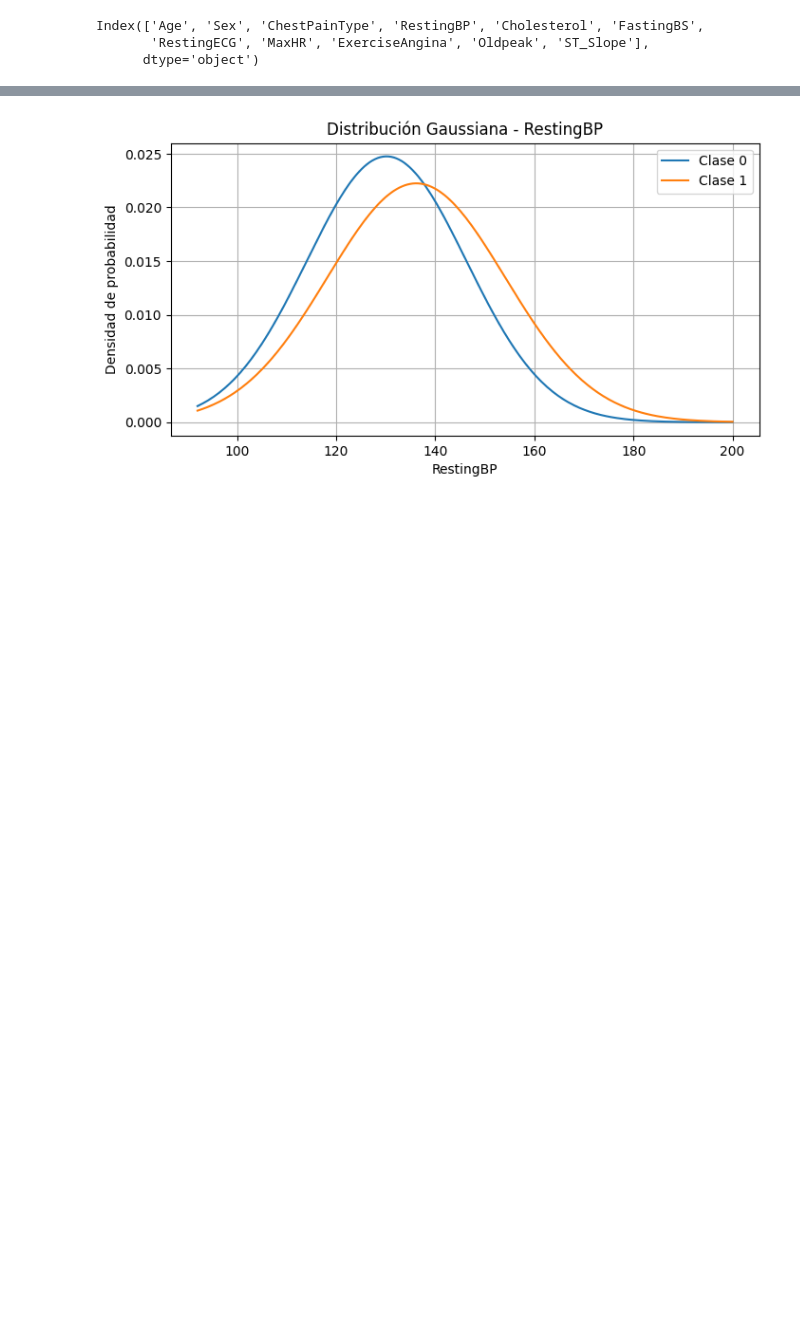
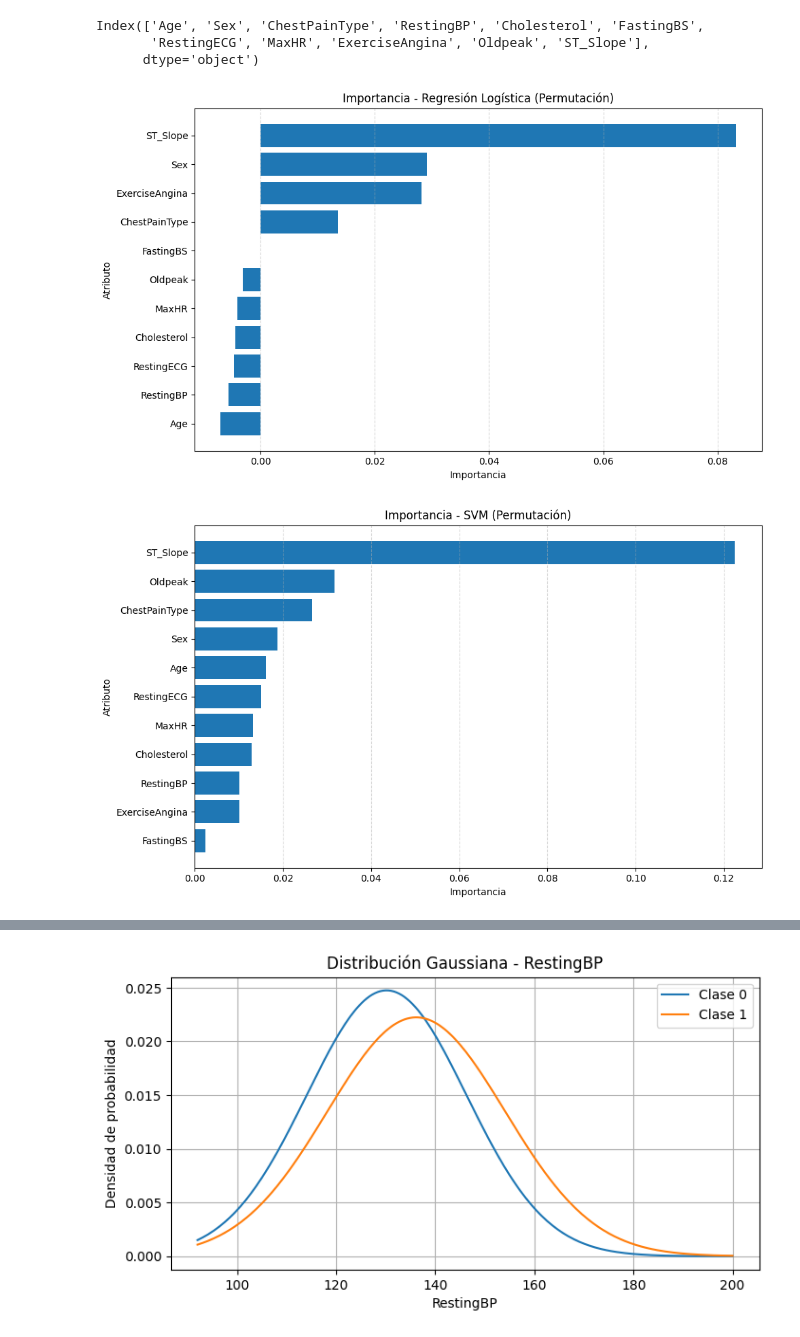
Before and after one commit to NicolasSeivane/Seivane_Nicolas_Proyecto_Integrador, a Jupyter notebook: heart/entrenar_modelos.ipynb, the cells around one changed output, grey strips where cells are left out. Drawn from its saved outputs; the diff is of its cells as text; code cells hidden in the pictures; blank space fills up the shorter version.

```diff
--- a/heart/entrenar_modelos.ipynb
+++ b/heart/entrenar_modelos.ipynb
@@ -851,3 +851,25 @@ print(feature_importances_lr.index)
 Index(['Age', 'Sex', 'ChestPainType', 'RestingBP', 'Cholesterol', 'FastingBS',
        'RestingECG', 'MaxHR', 'ExerciseAngina', 'Oldpeak', 'ST_Slope'],
       dtype='object')
+# %%
+import matplotlib.pyplot as plt
+
+def plot_feature_importance(series, title):
+    series_sorted = series.sort_values(ascending=True)
+
+    plt.figure(figsize=(10, 6))
+    plt.barh(series_sorted.index, series_sorted.values)
+    plt.title(title)
+    plt.xlabel("Importancia")
+    plt.ylabel("Atributo")
+    plt.grid(axis="x", linestyle="--", alpha=0.5)
+    plt.tight_layout()
+    plt.show()
+# %%
+plot_feature_importance(feature_importances_lr, "Importancia - Regresión Logística (Permutación)")
+plot_feature_importance(feature_importances_svm, "Importancia - SVM (Permutación)")
+plot_feature_importance(feature_importances_gnb, "Importancia - Naive Bayes (Permutación)")
+plot_feature_importance(feature_importances_rf, "Importancia - Random Forest (Permutación)")
+# %% [output]
+[figure, added]
+[figure, added]
```
Also changed, not shown: parts of 3 cells of this notebook, 17 other files.
